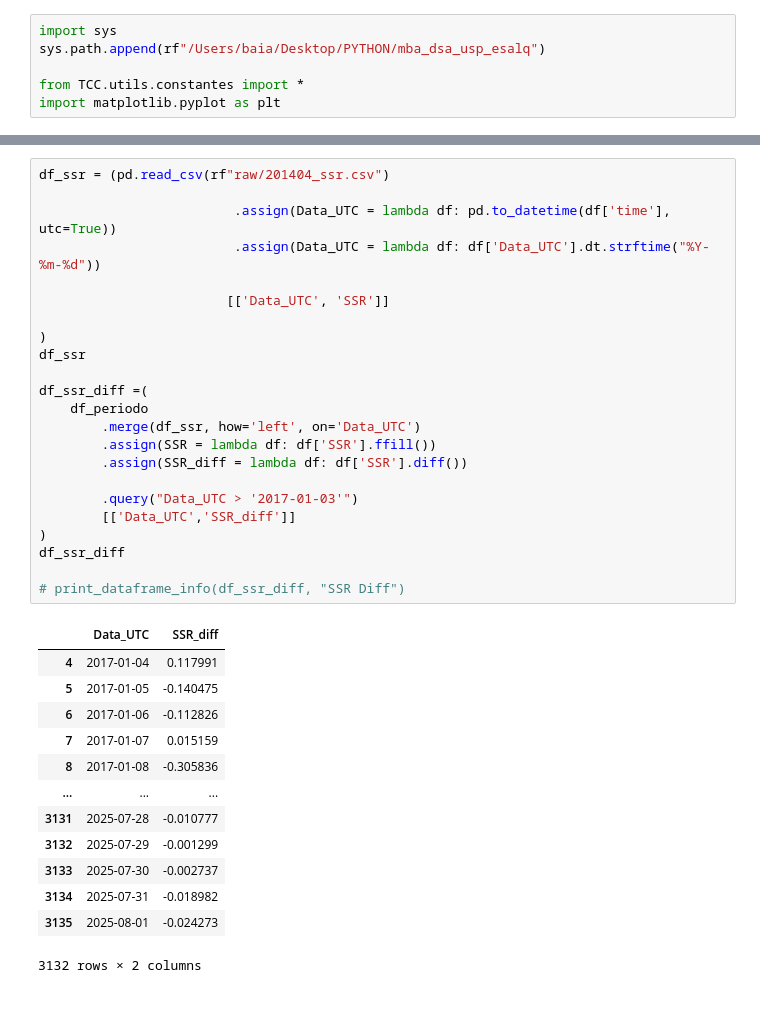
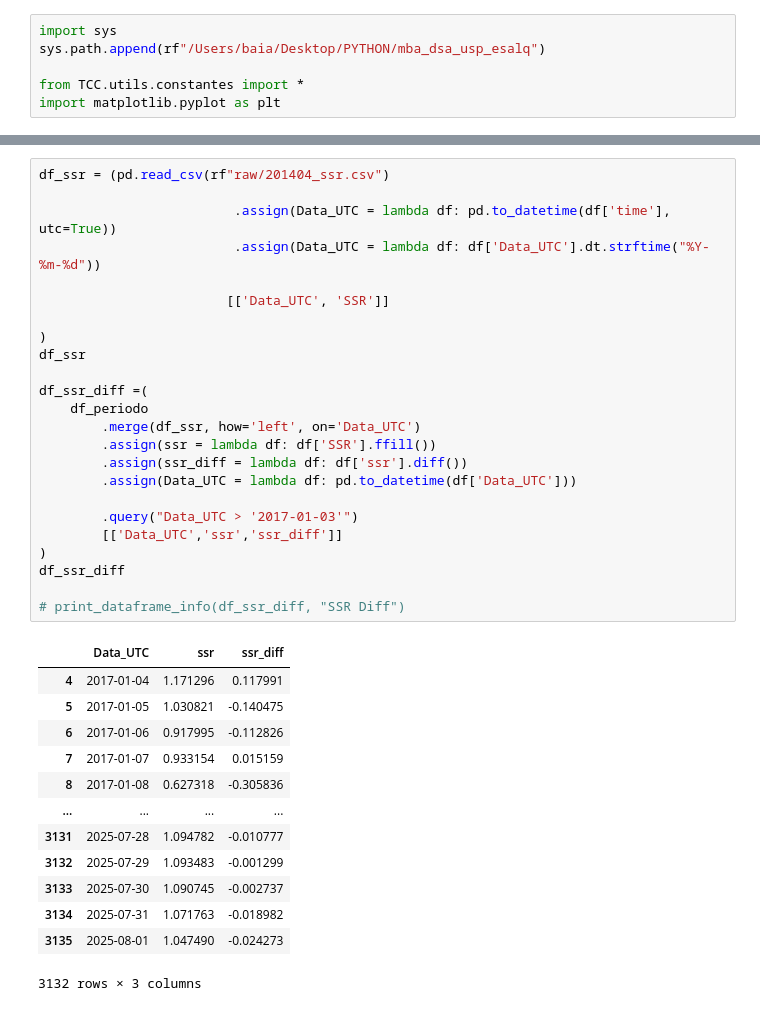
Before and after one commit to felipebaia/mba_dsa_usp_esalq, a Jupyter notebook: TCC/data/dados_mkcap/_features_mkcap.ipynb, the cells around one changed output, grey strips where cells are left out. Drawn from its saved outputs; the diff is of its cells as text.

```diff
--- a/TCC/data/dados_mkcap/_features_mkcap.ipynb
+++ b/TCC/data/dados_mkcap/_features_mkcap.ipynb
@@ -85,37 +121,38 @@ df_total3_log_Ret
 # %%
 df_ssr = (pd.read_csv(rf"raw/201404_ssr.csv")
 
                          .assign(Data_UTC = lambda df: pd.to_datetime(df['time'], utc=True))
                          .assign(Data_UTC = lambda df: df['Data_UTC'].dt.strftime("%Y-%m-%d"))
 
                         [['Data_UTC', 'SSR']]
 
 )
 df_ssr
 
 df_ssr_diff =(
     df_periodo
         .merge(df_ssr, how='left', on='Data_UTC')
-        .assign(SSR = lambda df: df['SSR'].ffill())
-        .assign(SSR_diff = lambda df: df['SSR'].diff())
+        .assign(ssr = lambda df: df['SSR'].ffill())
+        .assign(ssr_diff = lambda df: df['ssr'].diff())
+        .assign(Data_UTC = lambda df: pd.to_datetime(df['Data_UTC']))
 
         .query("Data_UTC > '2017-01-03'")
-        [['Data_UTC','SSR_diff']]
+        [['Data_UTC','ssr','ssr_diff']]
 )
 df_ssr_diff
 
 # print_dataframe_info(df_ssr_diff, "SSR Diff")
 # %% [output]
-|  | Data_UTC | SSR_diff |
-| 4 | 2017-01-04 | 0.117991 |
-| 5 | 2017-01-05 | -0.140475 |
-| 6 | 2017-01-06 | -0.112826 |
-| 7 | 2017-01-07 | 0.015159 |
-| 8 | 2017-01-08 | -0.305836 |
-| ... | ... | ... |
-| 3131 | 2025-07-28 | -0.010777 |
-| 3132 | 2025-07-29 | -0.001299 |
-| 3133 | 2025-07-30 | -0.002737 |
-| 3134 | 2025-07-31 | -0.018982 |
-| 3135 | 2025-08-01 | -0.024273 |
+|  | Data_UTC | ssr | ssr_diff |
+| 4 | 2017-01-04 | 1.171296 | 0.117991 |
+| 5 | 2017-01-05 | 1.030821 | -0.140475 |
+| 6 | 2017-01-06 | 0.917995 | -0.112826 |
+| 7 | 2017-01-07 | 0.933154 | 0.015159 |
+| 8 | 2017-01-08 | 0.627318 | -0.305836 |
+| ... | ... | ... | ... |
+| 3131 | 2025-07-28 | 1.094782 | -0.010777 |
+| 3132 | 2025-07-29 | 1.093483 | -0.001299 |
+| 3133 | 2025-07-30 | 1.090745 | -0.002737 |
+| 3134 | 2025-07-31 | 1.071763 | -0.018982 |
+| 3135 | 2025-08-01 | 1.047490 | -0.024273 |
-3132 rows × 2 columns
+3132 rows × 3 columns
```
Also changed, not shown: parts of 8 cells of this notebook, 12 other files.
